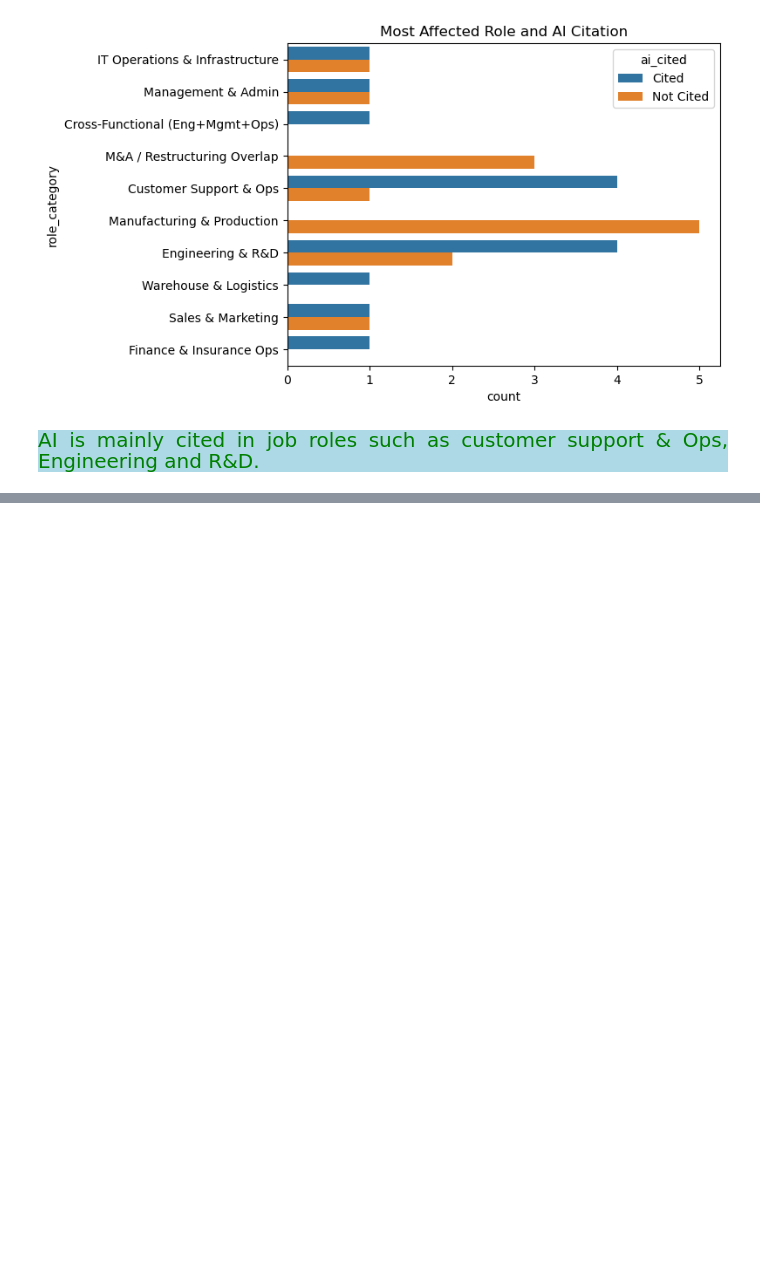
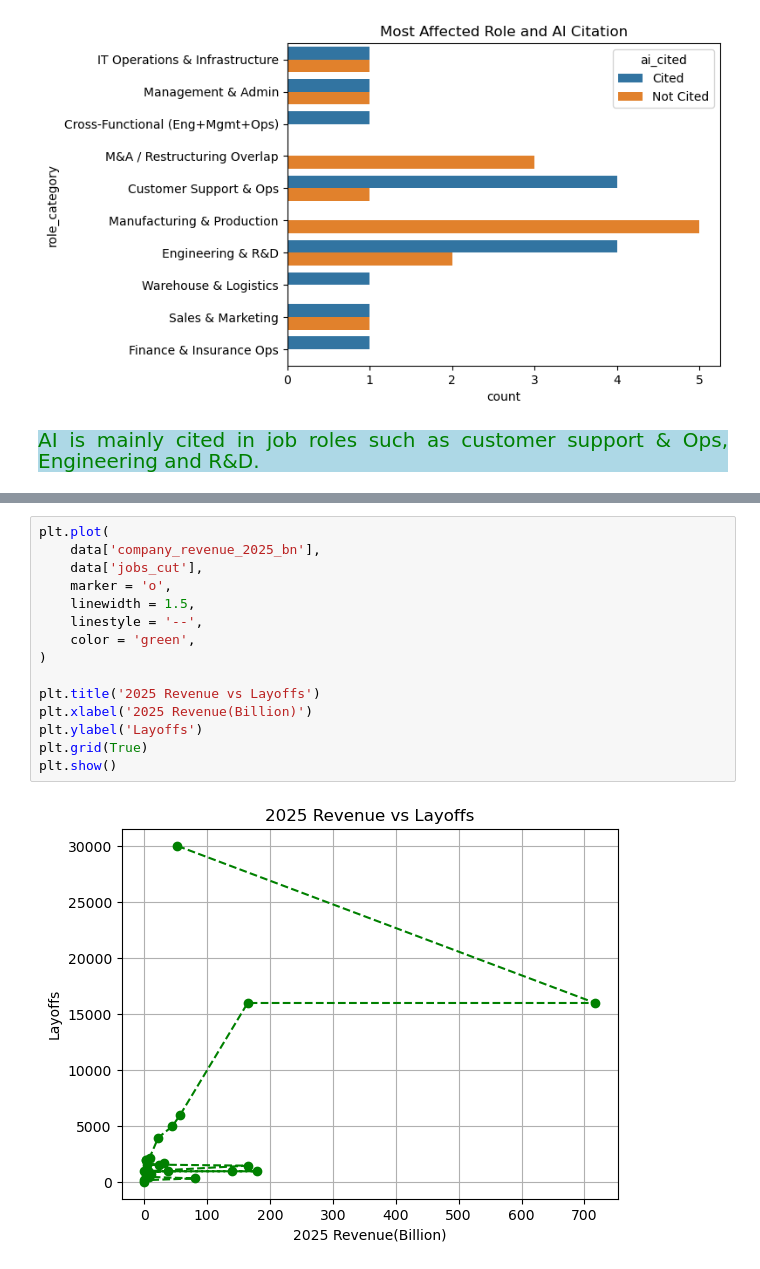
Before and after one commit to Kartika-Nidhi/DS_Projects, a Jupyter notebook: TechLayoffs2026Analysis.ipynb, the cells around one changed output, grey strips where cells are left out. Saved outputs shown, nothing was run; the diff lists cells and outputs as text; blank space fills up the shorter version.

```diff
--- a/TechLayoffs2026Analysis.ipynb
+++ b/TechLayoffs2026Analysis.ipynb
@@ -1125,0 +1151,17 @@ plt.show()
+# %%
+plt.plot(
+    data['company_revenue_2025_bn'],
+    data['jobs_cut'],
+    marker = 'o',
+    linewidth = 1.5,
+    linestyle = '--',
+    color = 'green',
+)
+
+plt.title('2025 Revenue vs Layoffs')
+plt.xlabel('2025 Revenue(Billion)')
+plt.ylabel('Layoffs')
+plt.grid(True)
+plt.show()
+# %% [output]
+[figure, added]
```
Also changed, not shown: parts of 11 cells of this notebook.
